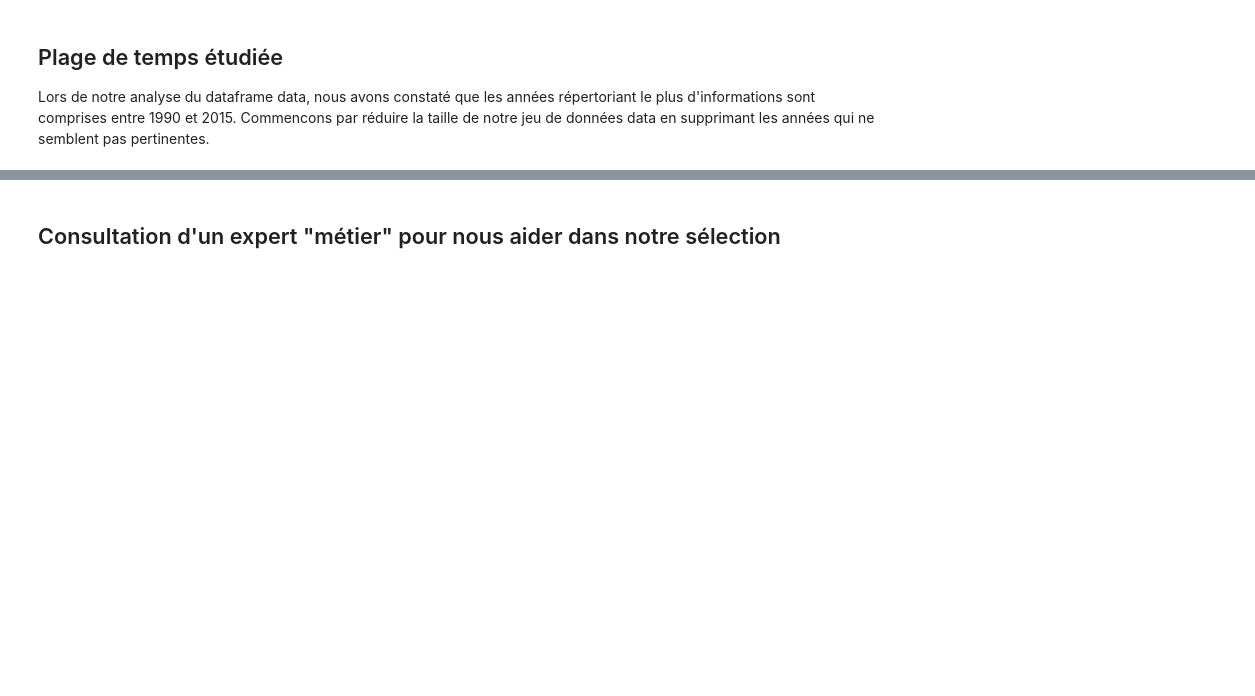
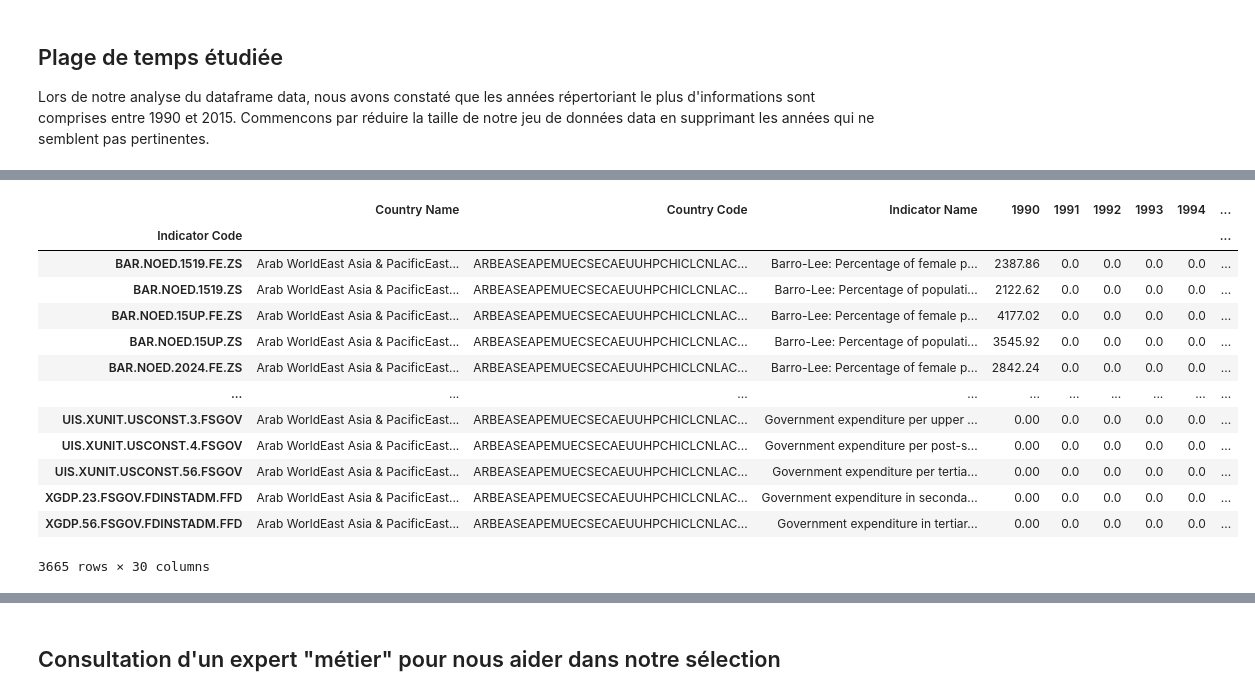
Before and after one commit to lalende/OpenClassRooms-Certification-Data-Scientist, a Jupyter notebook: Projet 2 - Analysez des données de systèmes éducatifs/Projet 2.ipynb, the cells around one changed output, grey strips where cells are left out. Drawn from its saved outputs; the diff is of its cells as text; code cells hidden in the pictures; blank space fills up the shorter version.

```diff
--- a/Projet 2 - Analysez des données de systèmes éducatifs/Projet 2.ipynb
+++ b/Projet 2 - Analysez des données de systèmes éducatifs/Projet 2.ipynb
@@ -540,0 +547,17 @@ data = data_df.drop(labels=annees_a_suppr, axis= 1)
+# %%
+data.groupby("Indicator Code").sum()
+# %% [output]
+|  | Country Name | Country Code | Indicator Name | 1990 | 1991 | 1992 | 1993 | 1994 | ... |
+| Indicator Code |  |  |  |  |  |  |  |  | ... |
+| BAR.NOED.1519.FE.ZS | Arab WorldEast Asia & PacificEast... | ARBEASEAPEMUECSECAEUUHPCHICLCNLAC... | Barro-Lee: Percentage of female p... | 2387.86 | 0.0 | 0.0 | 0.0 | 0.0 | ... |
+| BAR.NOED.1519.ZS | Arab WorldEast Asia & PacificEast... | ARBEASEAPEMUECSECAEUUHPCHICLCNLAC... | Barro-Lee: Percentage of populati... | 2122.62 | 0.0 | 0.0 | 0.0 | 0.0 | ... |
+| BAR.NOED.15UP.FE.ZS | Arab WorldEast Asia & PacificEast... | ARBEASEAPEMUECSECAEUUHPCHICLCNLAC... | Barro-Lee: Percentage of female p... | 4177.02 | 0.0 | 0.0 | 0.0 | 0.0 | ... |
+| BAR.NOED.15UP.ZS | Arab WorldEast Asia & PacificEast... | ARBEASEAPEMUECSECAEUUHPCHICLCNLAC... | Barro-Lee: Percentage of populati... | 3545.92 | 0.0 | 0.0 | 0.0 | 0.0 | ... |
+| BAR.NOED.2024.FE.ZS | Arab WorldEast Asia & PacificEast... | ARBEASEAPEMUECSECAEUUHPCHICLCNLAC... | Barro-Lee: Percentage of female p... | 2842.24 | 0.0 | 0.0 | 0.0 | 0.0 | ... |
+| ... | ... | ... | ... | ... | ... | ... | ... | ... | ... |
+| UIS.XUNIT.USCONST.3.FSGOV | Arab WorldEast Asia & PacificEast... | ARBEASEAPEMUECSECAEUUHPCHICLCNLAC... | Government expenditure per upper ... | 0.00 | 0.0 | 0.0 | 0.0 | 0.0 | ... |
+| UIS.XUNIT.USCONST.4.FSGOV | Arab WorldEast Asia & PacificEast... | ARBEASEAPEMUECSECAEUUHPCHICLCNLAC... | Government expenditure per post-s... | 0.00 | 0.0 | 0.0 | 0.0 | 0.0 | ... |
+| UIS.XUNIT.USCONST.56.FSGOV | Arab WorldEast Asia & PacificEast... | ARBEASEAPEMUECSECAEUUHPCHICLCNLAC... | Government expenditure per tertia... | 0.00 | 0.0 | 0.0 | 0.0 | 0.0 | ... |
+| XGDP.23.FSGOV.FDINSTADM.FFD | Arab WorldEast Asia & PacificEast... | ARBEASEAPEMUECSECAEUUHPCHICLCNLAC... | Government expenditure in seconda... | 0.00 | 0.0 | 0.0 | 0.0 | 0.0 | ... |
+| XGDP.56.FSGOV.FDINSTADM.FFD | Arab WorldEast Asia & PacificEast... | ARBEASEAPEMUECSECAEUUHPCHICLCNLAC... | Government expenditure in tertiar... | 0.00 | 0.0 | 0.0 | 0.0 | 0.0 | ... |
+3665 rows × 30 columns
```
Also changed, not shown: parts of 5 cells of this notebook.
